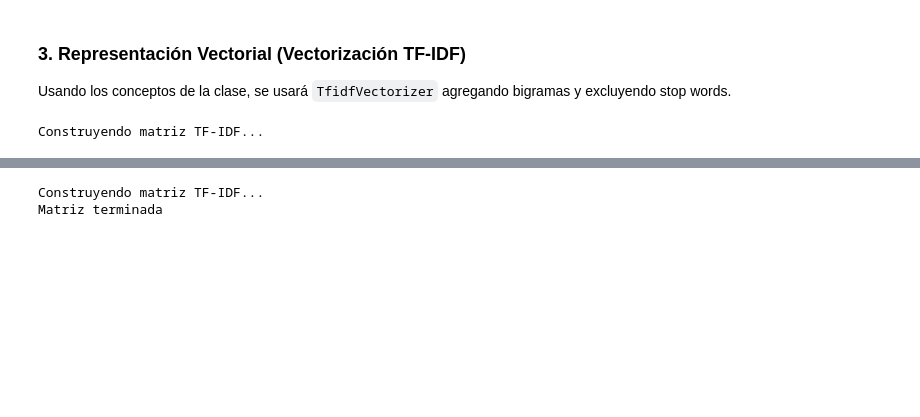
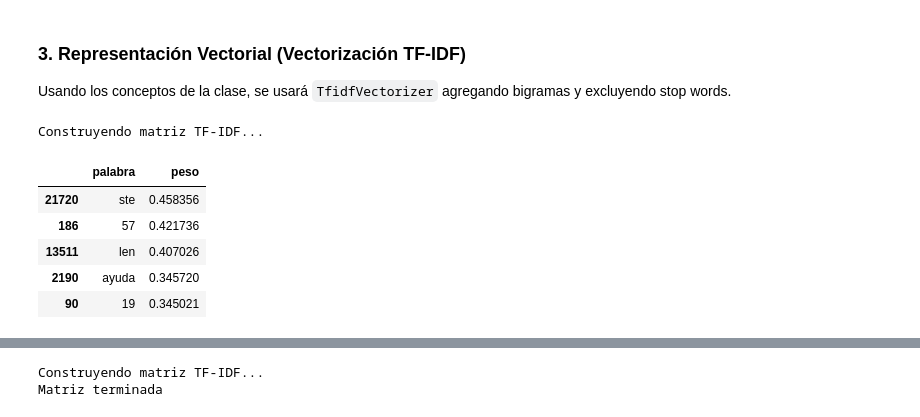
Before and after one commit to ef-blanco/Proy_ML_etapa_1, a Jupyter notebook: Proyecto_Competencia_Parte1.ipynb, the cells around one changed output, grey strips where cells are left out. Drawn from its saved outputs; the diff is of its cells as text; code cells hidden in the pictures; blank space fills up the shorter version.

```diff
--- a/Proyecto_Competencia_Parte1.ipynb
+++ b/Proyecto_Competencia_Parte1.ipynb
@@ -124,3 +130,21 @@ y = df_train["decade"]
 X_train, X_test, y_train, y_test = train_test_split(X, y, test_size=0.15, random_state=42)
 # %% [output]
 Construyendo matriz TF-IDF...
+# %%
+doc_vector = X[0].toarray().flatten()
+
+df_importancia = pd.DataFrame({
+    "palabra": vectorizador.get_feature_names_out(),
+    "peso": doc_vector
+})
+
+df_importancia = df_importancia.sort_values(by="peso", ascending=False)
+
+df_importancia.head()
+# %% [output]
+|  | palabra | peso |
+| 21720 | ste | 0.458356 |
+| 186 | 57 | 0.421736 |
+| 13511 | len | 0.407026 |
+| 2190 | ayuda | 0.345720 |
+| 90 | 19 | 0.345021 |
```
Also changed, not shown: parts of 9 cells of this notebook.
